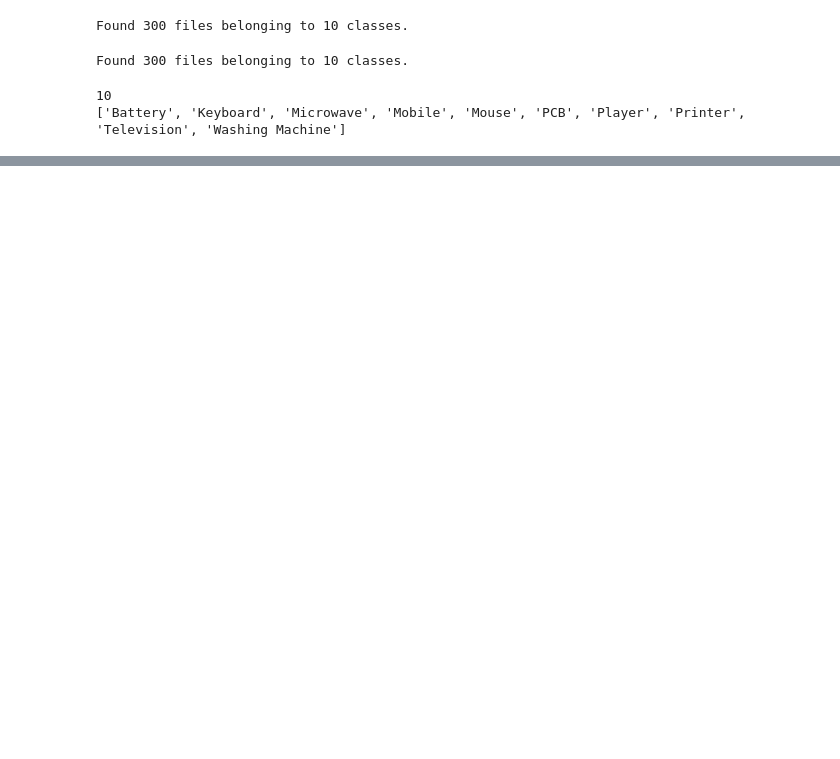
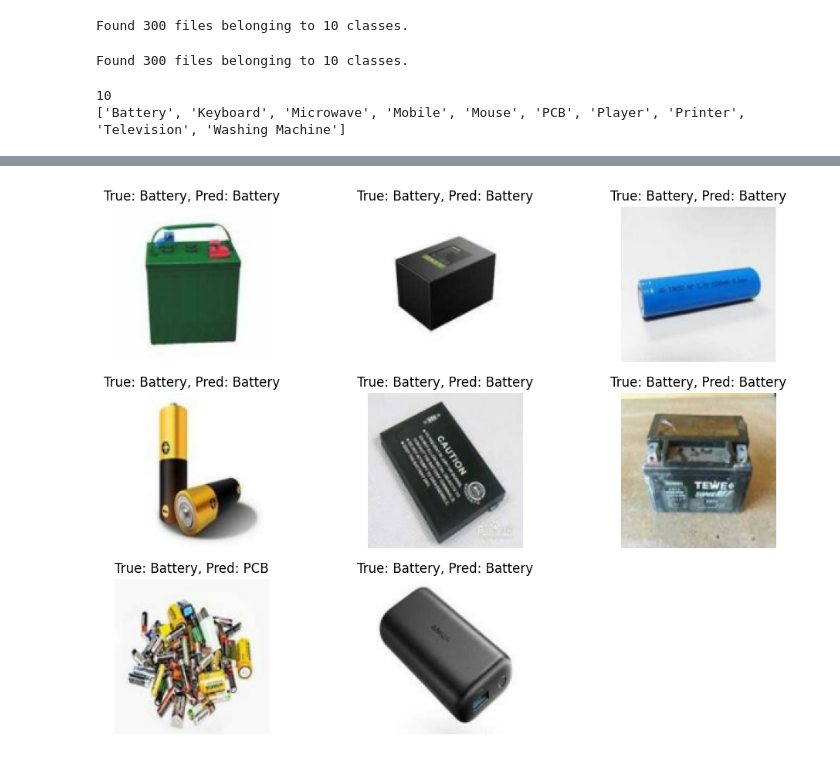
Before and after one commit to MrParindiyal/e-waste-classification, a Jupyter notebook: week2.ipynb, the cells around one changed output, grey strips where cells are left out. Drawn from its saved outputs; the diff is of its cells as text; code cells hidden in the pictures; blank space fills up the shorter version.

```diff
--- a/week2.ipynb
+++ b/week2.ipynb
@@ -278,7 +299,7 @@ plt.show()                                                                # Disp
 ### Display Sample Predictions: True Labels vs Predicted Labels
 
 class_names = datatest.class_names                                           # Get class names from test dataset
-plt.figure(figsize=(10, 10))
+plt.figure(figsize=(12, 12))
 
 for images, labels in datatest.take(1):                                     # Take one batch from test data
     predictions = model.predict(images)                                     # Predict class probabilities
@@ -296,3 +317,4 @@ NameError: name 'datatest' is not defined
+[figure, added]
 # %%
 # Define your class labels
 class_names = ['Battery', 'Keyboard', 'Microwave', 'Mobile', 'Mouse', 'PCB', 'Player', 'Printer', 'Television', 'Washing Machine']
```
Also changed, not shown: parts of 13 cells of this notebook.
